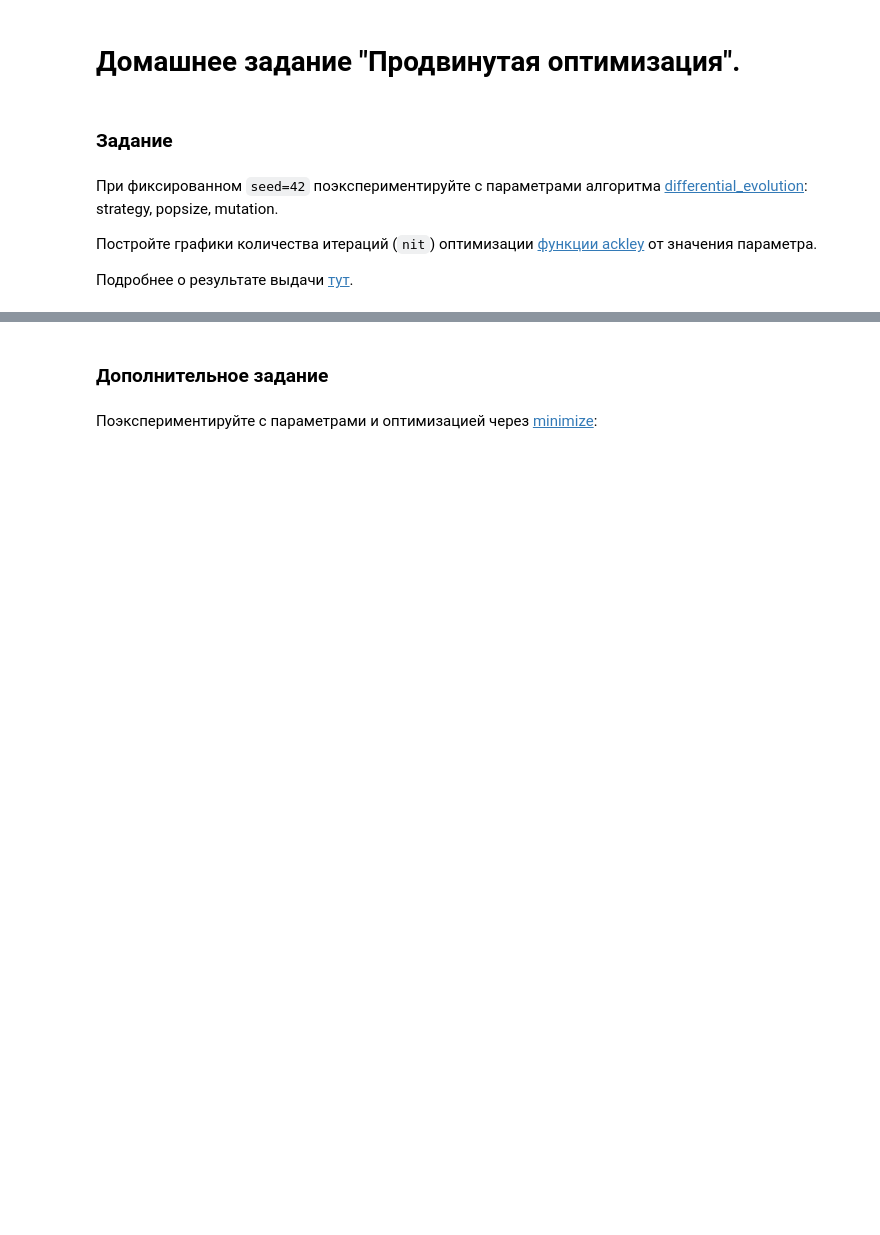
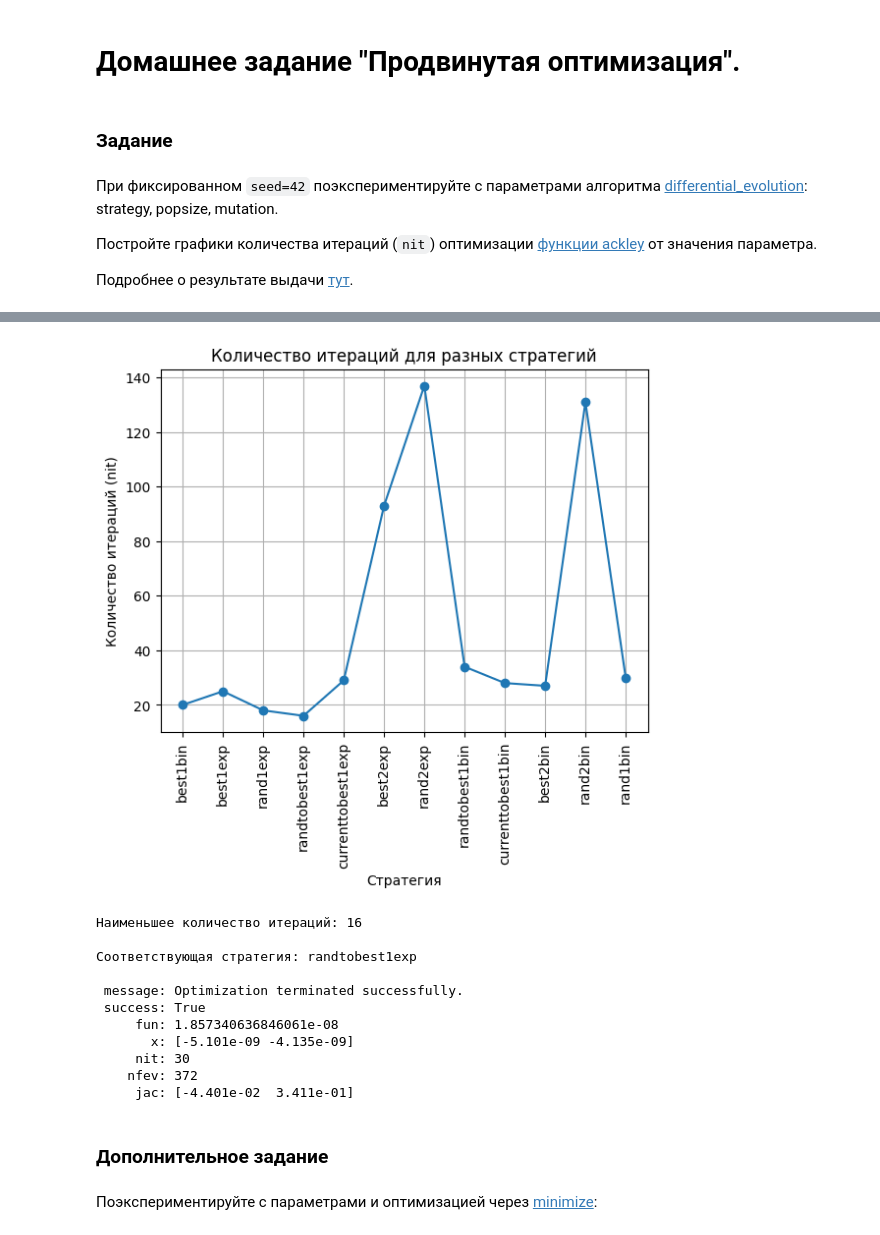
Before and after one commit to stefkong1982/-, a Jupyter notebook: Matematika_dlya_Data_Science/Prodvinutaya_optimizaciya/DZ_Kondratev_MDS_36_HW_7_upd.ipynb, the cells around one changed output, grey strips where cells are left out. Saved outputs shown, nothing was run; the diff lists cells and outputs as text; code cells hidden in the pictures; blank space fills up the shorter version.

```diff
--- a/Matematika_dlya_Data_Science/Prodvinutaya_optimizaciya/DZ_Kondratev_MDS_36_HW_7_upd.ipynb
+++ b/Matematika_dlya_Data_Science/Prodvinutaya_optimizaciya/DZ_Kondratev_MDS_36_HW_7_upd.ipynb
@@ -38,3 +84,58 @@ result
+# %%
+import numpy as np
+from scipy.optimize import differential_evolution
+import matplotlib.pyplot as plt
+
+np.random.seed(42)
+
+def ackley(x):
+    arg1 = -0.2 * np.sqrt(0.5 * (x[0]**2 + x[1]**2))
+    arg2 = 0.5 * (np.cos(2. * np.pi * x[0]) + np.cos(2. * np.pi * x[1]))
+    return -20. * np.exp(arg1) - np.exp(arg2) + 20. + np.e
+
+bounds = [(-10, 10), (-10, 10)]
+
+popsize = 3
+mutation = 0.5
+nit_values = []
+
+strategies = ['best1bin', 'best1exp', 'rand1exp', 'randtobest1exp', 'currenttobest1exp', 'best2exp', 'rand2exp', 'randtobest1bin', 'currenttobest1bin', 'best2bin', 'rand2bin', 'rand1bin']
+
+
+for strategy in strategies:
+    result = differential_evolution(ackley, bounds, strategy=strategy, popsize=popsize, mutation=mutation, seed=42)
+    nit_values.append(result.nit)
+
+# Построение графика
+plt.plot(range(len(strategies)), nit_values, marker='o')
+plt.xticks(range(len(strategies)), strategies, rotation=90)
+plt.xlabel('Стратегия')
+plt.ylabel('Количество итераций (nit)')
+plt.title('Количество итераций для разных стратегий')
+plt.grid(True)
+plt.show()
+
+min_nit = min(nit_values)
+min_index = nit_values.index(min_nit)
+best_strategy = strategies[min_index]
+
+print(f"Наименьшее количество итераций: {min_nit}")
+print(f"\nСоответствующая стратегия: {best_strategy}")
+print()
+print(result)
+# %% [output]
+[figure, added]
+Наименьшее количество итераций: 16
+
+Соответствующая стратегия: randtobest1exp
+
+ message: Optimization terminated successfully.
+ success: True
+     fun: 1.857340636846061e-08
+       x: [-5.101e-09 -4.135e-09]
+     nit: 30
+    nfev: 372
+     jac: [-4.401e-02  3.411e-01]
 # %% [markdown]
 ### Дополнительное задание
 # %% [markdown]
```
Also changed, not shown: parts of 5 cells of this notebook.
